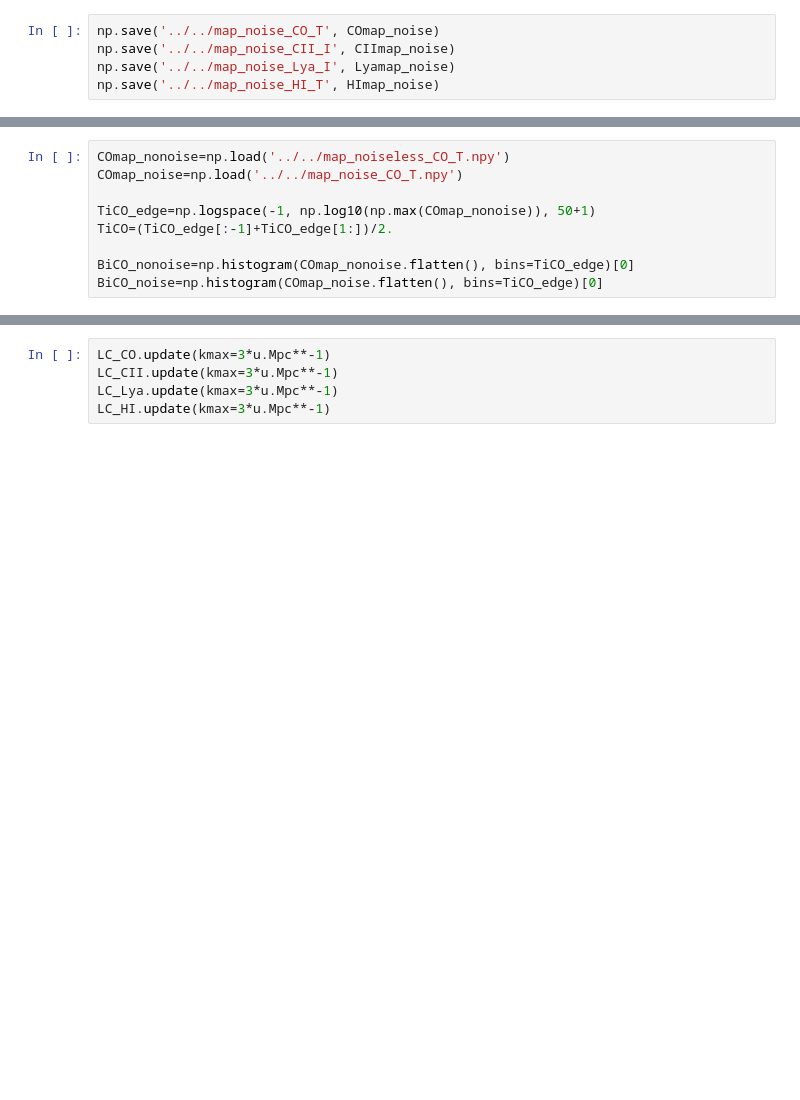
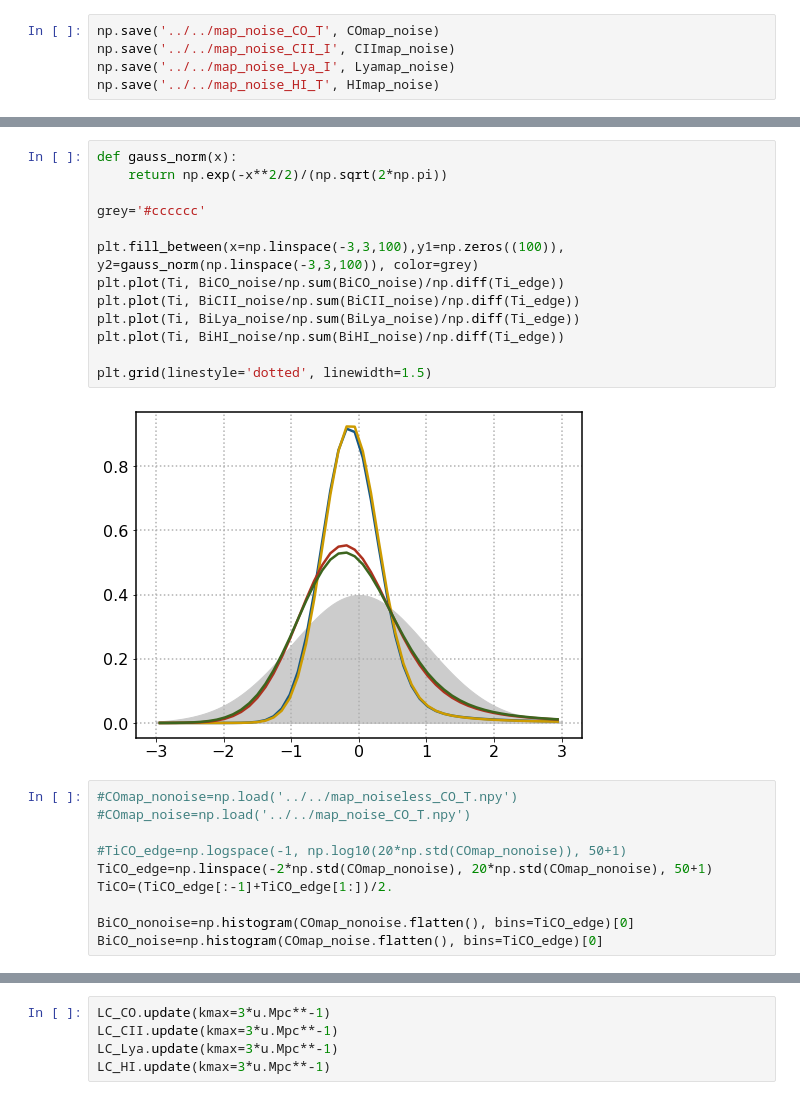
Before and after one commit to kokron/skyLine, a Jupyter notebook: notebooks/main_results_pop_and_stats.ipynb, the cells around one changed output, grey strips where cells are left out. Saved outputs shown, nothing was run; the diff lists cells and outputs as text; blank space fills up the shorter version.

```diff
--- a/notebooks/main_results_pop_and_stats.ipynb
+++ b/notebooks/main_results_pop_and_stats.ipynb
@@ -821,8 +929,24 @@ np.save('../../map_noise_HI_T', HImap_noise)
+# %%
+def gauss_norm(x):
+    return np.exp(-x**2/2)/(np.sqrt(2*np.pi))
+
+grey='#cccccc'
+
+plt.fill_between(x=np.linspace(-3,3,100),y1=np.zeros((100)), y2=gauss_norm(np.linspace(-3,3,100)), color=grey)
+plt.plot(Ti, BiCO_noise/np.sum(BiCO_noise)/np.diff(Ti_edge))
+plt.plot(Ti, BiCII_noise/np.sum(BiCII_noise)/np.diff(Ti_edge))
+plt.plot(Ti, BiLya_noise/np.sum(BiLya_noise)/np.diff(Ti_edge))
+plt.plot(Ti, BiHI_noise/np.sum(BiHI_noise)/np.diff(Ti_edge))
+
+plt.grid(linestyle='dotted', linewidth=1.5)
+# %% [output]
+[figure, added]
 # %%
-COmap_nonoise=np.load('../../map_noiseless_CO_T.npy')
-COmap_noise=np.load('../../map_noise_CO_T.npy')
+#COmap_nonoise=np.load('../../map_noiseless_CO_T.npy')
+#COmap_noise=np.load('../../map_noise_CO_T.npy')
 
-TiCO_edge=np.logspace(-1, np.log10(np.max(COmap_nonoise)), 50+1)
+#TiCO_edge=np.logspace(-1, np.log10(20*np.std(COmap_nonoise)), 50+1)
+TiCO_edge=np.linspace(-2*np.std(COmap_nonoise), 20*np.std(COmap_nonoise), 50+1)
 TiCO=(TiCO_edge[:-1]+TiCO_edge[1:])/2.
 
 BiCO_nonoise=np.histogram(COmap_nonoise.flatten(), bins=TiCO_edge)[0]
```
Also changed, not shown: parts of 25 cells of this notebook, 3 other files.
